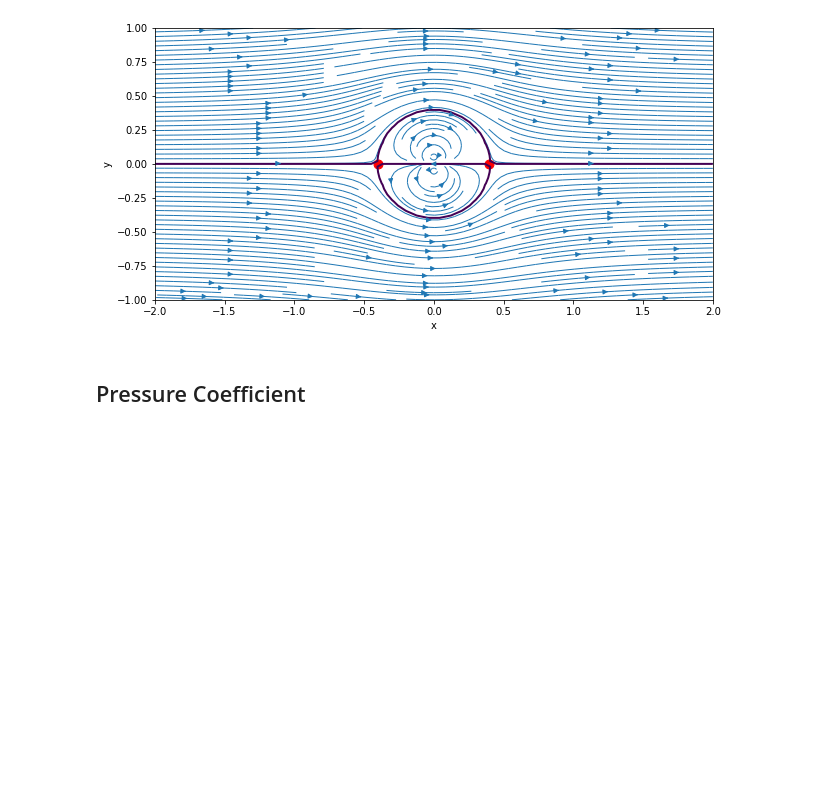
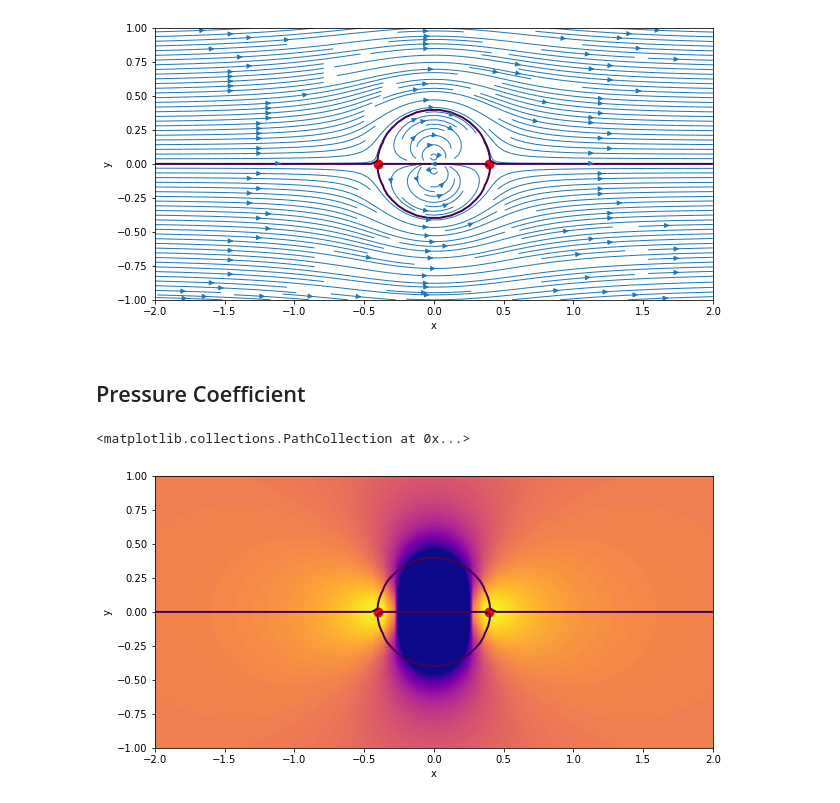
Before and after one commit to kmchoy/mae6226, a Jupyter notebook: Doublet_Flow.ipynb, the cells around one changed output. Saved outputs shown, nothing was run; the diff lists cells and outputs as text; code cells hidden in the pictures; blank space fills up the shorter version.

```diff
--- a/Doublet_Flow.ipynb
+++ b/Doublet_Flow.ipynb
@@ -77,3 +77,23 @@ plt.scatter([x_stag1,x_stag2],[y_stag1,y_stag2],color = 'r',s=80)
 [figure]
 # %% [markdown]
 ## Pressure Coefficient
+# %%
+#pressure coefficient field
+
+Cp = 1.0 - (u**2 + v**2)/(u_inf**2)
+levels = np.linspace(-2.0,1, 100)
+
+width = 10
+height = (y_end-y_start) / (x_end-x_start) * width
+plt.figure(figsize=(width,height))
+plt.xlabel('x')
+plt.ylabel('y')
+plt.xlim(x_start,x_end)
+plt.ylim(y_start,y_end)
+
+plt.contourf(X,Y,Cp,levels=levels,cmap = 'plasma',extend='both')
+plt.contour(X,Y,psi,levels=[0.],linewidths=2)
+plt.scatter([x_stag1,x_stag2],[y_stag1,y_stag2],color = 'r',s=80)
+# %% [output]
+<matplotlib.collections.PathCollection at 0x...>
+[figure, added]
```
Also changed, not shown: parts of 1 cell of this notebook.
